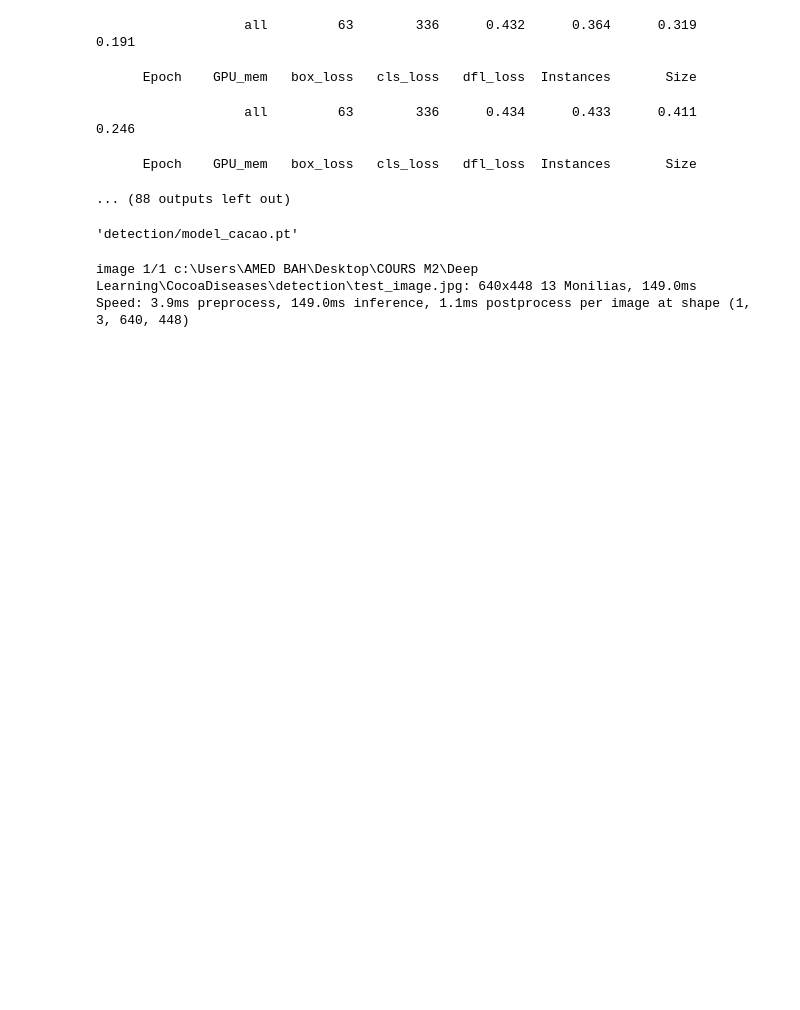
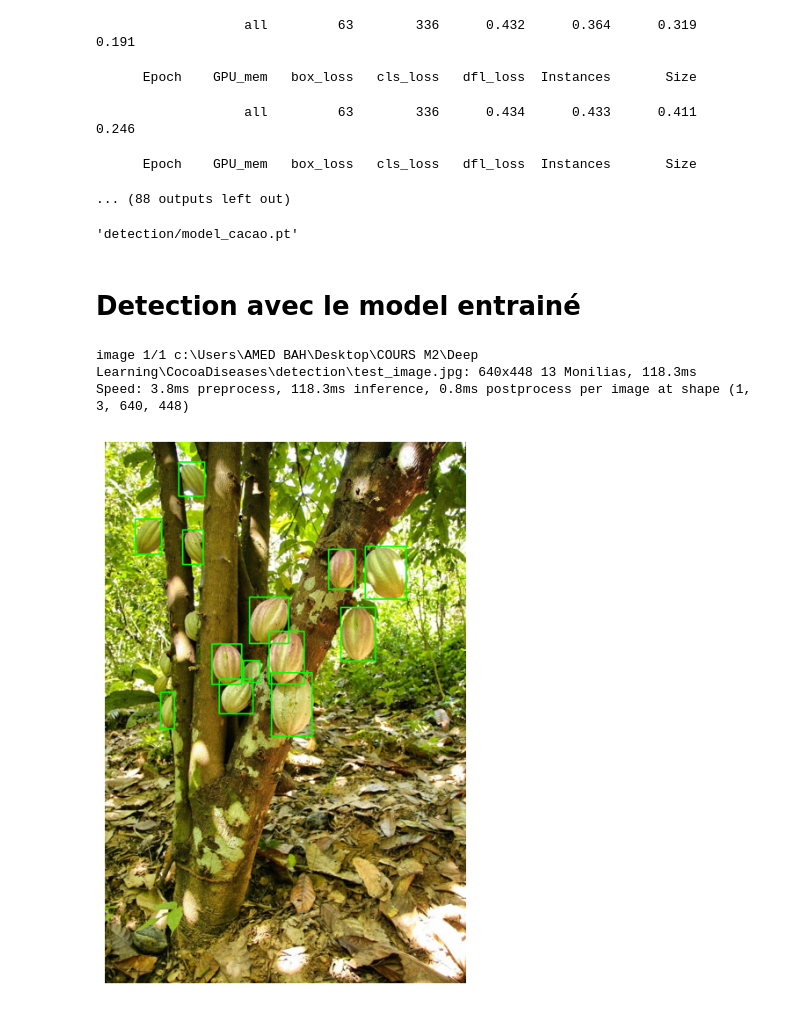
Before and after one commit to Welfare1/CocoaDiseases, a Jupyter notebook: detection.ipynb, the cells around one changed output. Drawn from its saved outputs; the diff is of its cells as text; code cells hidden in the pictures; blank space fills up the shorter version.

```diff
--- a/detection.ipynb
+++ b/detection.ipynb
@@ -118,10 +120,13 @@ import shutil
 shutil.copy("runs/detect/train4/weights/best.pt", "detection/model_cacao.pt")
 # %% [output]
 'detection/model_cacao.pt'
+# %% [markdown]
+# Detection avec le model entrainé
 # %%
 from ultralytics import YOLO
 import cv2
-
+import os
+os.environ["KMP_DUPLICATE_LIB_OK"] = "TRUE"
 # Charger le modèle entraîné
 model0 = YOLO("detection/model_cacao.pt")
 
@@ -129,8 +134,8 @@ model0 = YOLO("detection/model_cacao.pt")
 image_path = "detection/test_image.jpg"
 results = model0(image_path)  # Détection sur l'image
 # %% [output]
-image 1/1 c:\Users\AMED BAH\Desktop\COURS M2\Deep Learning\CocoaDiseases\detection\test_image.jpg: 640x448 13 Monilias, 149.0ms
-Speed: 3.9ms preprocess, 149.0ms inference, 1.1ms postprocess per image at shape (1, 3, 640, 448)
+image 1/1 c:\Users\AMED BAH\Desktop\COURS M2\Deep Learning\CocoaDiseases\detection\test_image.jpg: 640x448 13 Monilias, 118.3ms
+Speed: 3.8ms preprocess, 118.3ms inference, 0.8ms postprocess per image at shape (1, 3, 640, 448)
 # %%
 import cv2
 
@@ -153,3 +158,32 @@ for result in results:
 cv2.imshow("Détection des fèves", image)
 cv2.waitKey(0)  # Attendre une touche pour fermer la fenêtre
 cv2.destroyAllWindows()  # Fermer toutes les fenêtres OpenCV
+# %%
+import cv2
+import matplotlib.pyplot as plt
+
+# Charger l'image
+image = cv2.imread(image_path)
+
+# Vérifier si l'image est correctement chargée
+if image is None:
+    print(f"Erreur : Impossible de charger l'image à partir de {image_path}")
+else:
+
+    # Convertir l'image en RGB (OpenCV charge les images en BGR par défaut)
+    image_rgb = cv2.cvtColor(image, cv2.COLOR_BGR2RGB)
+
+    # Dessiner les boîtes de détection
+    for result in results:
+        boxes = result.boxes.xyxy  # Coordonnées des bounding boxes [x1, y1, x2, y2]
+        for box in boxes:
+            x1, y1, x2, y2 = map(int, box)  # Conversion en entier
+            cv2.rectangle(image_rgb, (x1, y1), (x2, y2), (0, 255, 0), 2)  # Dessiner la boîte verte
+
+    # Afficher l'image dans le notebook avec Matplotlib
+    plt.figure(figsize=(10, 8))
+    plt.imshow(image_rgb)
+    plt.axis("off")  # Supprimer les axes
+    plt.show()
+# %% [output]
+[figure, added]
```
Also changed, not shown: parts of 1 cell of this notebook, 2 other files.
